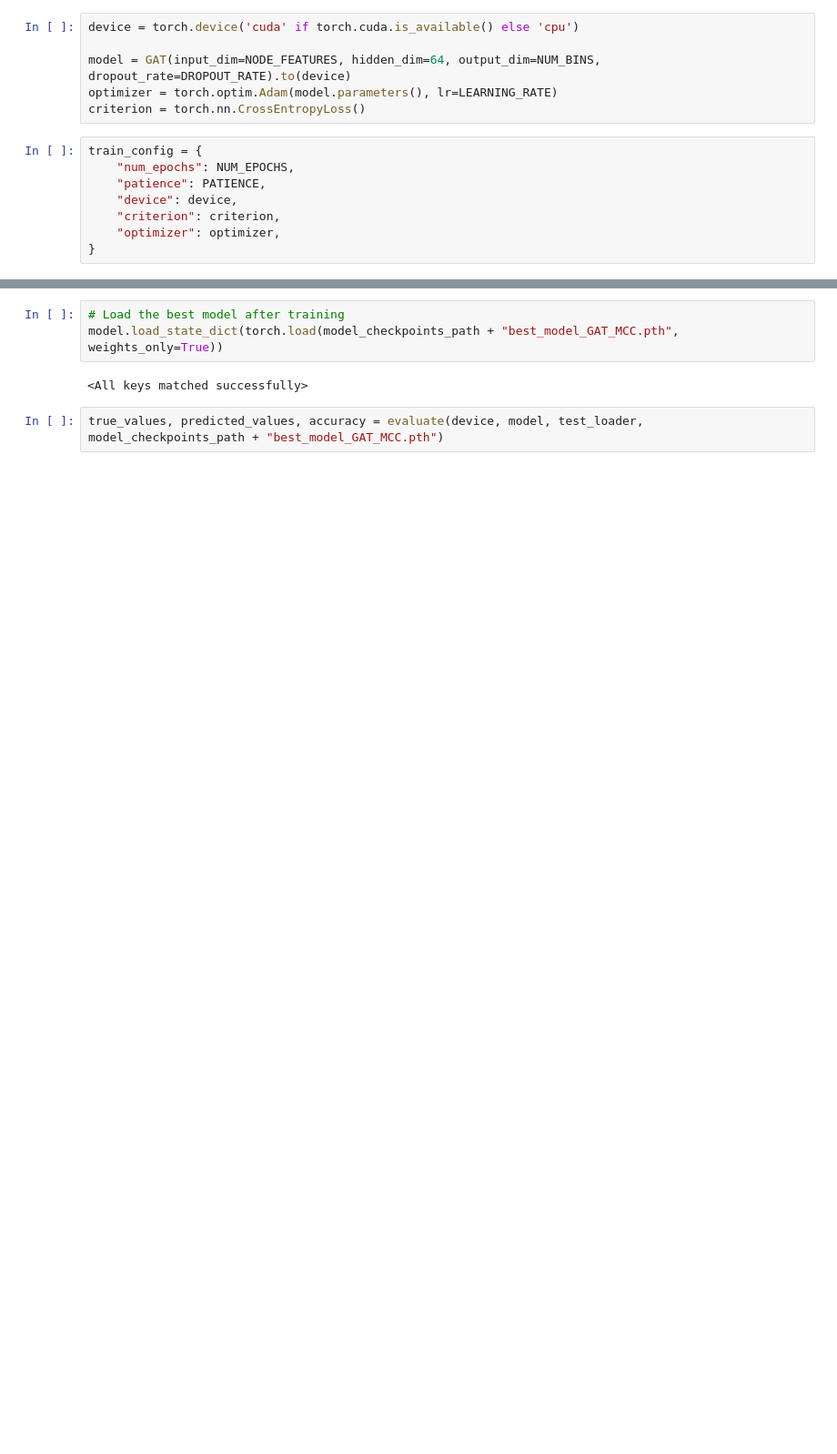
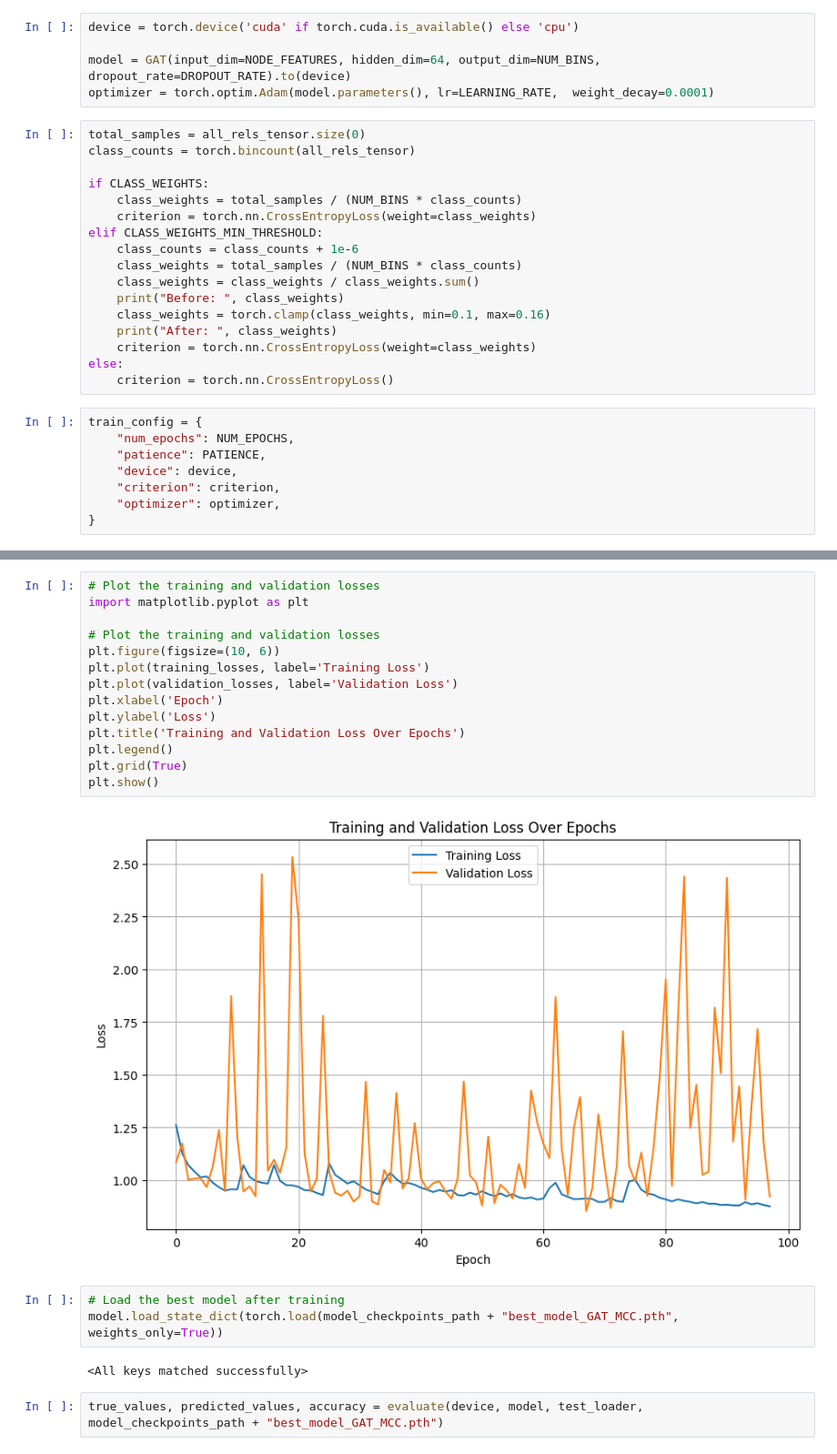
Before and after one commit to Jawayria/ADES-reliability-estimation, a Jupyter notebook: notebooks/MultiClassClassification.ipynb, the cells around one changed output, grey strips where cells are left out. Shown: that part at 91% size. Cells and saved outputs as stored; diff of their text form; blank space fills up the shorter version.

```diff
--- a/notebooks/MultiClassClassification.ipynb
+++ b/notebooks/MultiClassClassification.ipynb
@@ -224,8 +260,24 @@ Test samples: 33548
 device = torch.device('cuda' if torch.cuda.is_available() else 'cpu')
 
 model = GAT(input_dim=NODE_FEATURES, hidden_dim=64, output_dim=NUM_BINS, dropout_rate=DROPOUT_RATE).to(device)
-optimizer = torch.optim.Adam(model.parameters(), lr=LEARNING_RATE)
-criterion = torch.nn.CrossEntropyLoss()
+optimizer = torch.optim.Adam(model.parameters(), lr=LEARNING_RATE,  weight_decay=0.0001)
+# %%
+total_samples = all_rels_tensor.size(0)
+class_counts = torch.bincount(all_rels_tensor)
+
+if CLASS_WEIGHTS:
+    class_weights = total_samples / (NUM_BINS * class_counts)
+    criterion = torch.nn.CrossEntropyLoss(weight=class_weights)
+elif CLASS_WEIGHTS_MIN_THRESHOLD:
+    class_counts = class_counts + 1e-6
+    class_weights = total_samples / (NUM_BINS * class_counts)
+    class_weights = class_weights / class_weights.sum()
+    print("Before: ", class_weights)
+    class_weights = torch.clamp(class_weights, min=0.1, max=0.16)
+    print("After: ", class_weights)
+    criterion = torch.nn.CrossEntropyLoss(weight=class_weights)
+else:
+    criterion = torch.nn.CrossEntropyLoss()
 # %%
 train_config = {
     "num_epochs": NUM_EPOCHS,
@@ -256,4 +308,20 @@ No improvement in validation loss for 20 epoch(s).
 Early stopping triggered.
+# %%
+# Plot the training and validation losses
+import matplotlib.pyplot as plt
+
+# Plot the training and validation losses
+plt.figure(figsize=(10, 6))
+plt.plot(training_losses, label='Training Loss')
+plt.plot(validation_losses, label='Validation Loss')
+plt.xlabel('Epoch')
+plt.ylabel('Loss')
+plt.title('Training and Validation Loss Over Epochs')
+plt.legend()
+plt.grid(True)
+plt.show()
+# %% [output]
+[figure, added]
 # %%
 # Load the best model after training
 model.load_state_dict(torch.load(model_checkpoints_path + "best_model_GAT_MCC.pth", weights_only=True))
```
Also changed, not shown: parts of 14 cells of this notebook, 3 other files.
